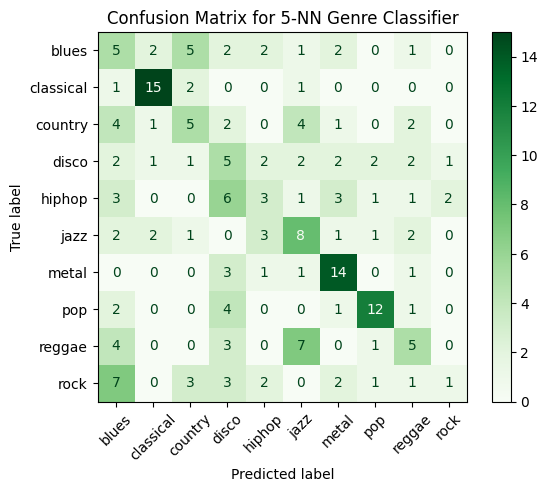
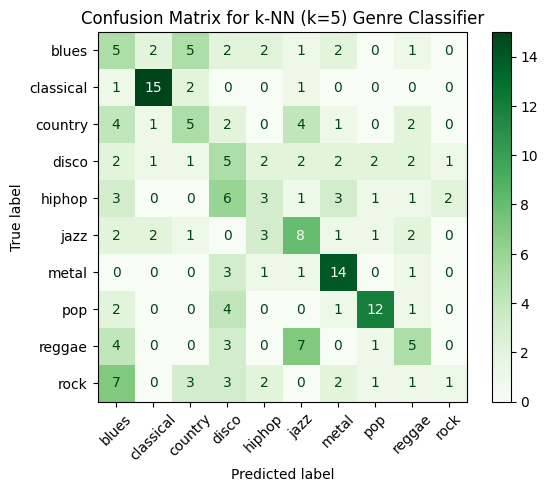
The change to this notebook cell's code, shown as a diff; its figure went from the first image to the second:
--- before
+++ after
@@ -1,2 +1,4 @@
+feature_columns_without_tempo = ["spectral_rolloff_mean","mfcc_1_mean","spectral_centroid_mean"]
+
 #Dataset with features without tempo
 feature_train = train_dataset[feature_columns_without_tempo]
@@ -10,5 +12,5 @@
 feature_test = scaler.transform(feature_test)
 
-#Train model with 5-NN
+#Train model with k-NN (k=5)
 knn_classifier = KNeighborsClassifier(n_neighbors=5)
 knn_classifier.fit(feature_train,target_train)
@@ -17,8 +19,9 @@
 target_predict = knn_classifier.predict(feature_test)
 accuracy = accuracy_score(target_test, target_predict)
-print (f"Test accuracy for 5-NN classifier: {accuracy}")
+print (f"Test accuracy for k-NN (k=5) classifier: {accuracy}")
+print(classification_report(target_test, target_predict))
 
 #Plotting confusion matrix
 ConfusionMatrixDisplay.from_predictions(target_test, target_predict, xticks_rotation=45,cmap="Greens")
-plt.title("Confusion Matrix for 5-NN Genre Classifier")
+plt.title("Confusion Matrix for k-NN (k=5) Genre Classifier")
 plt.show()

Commit: Changed the code sum, not finished changing it up